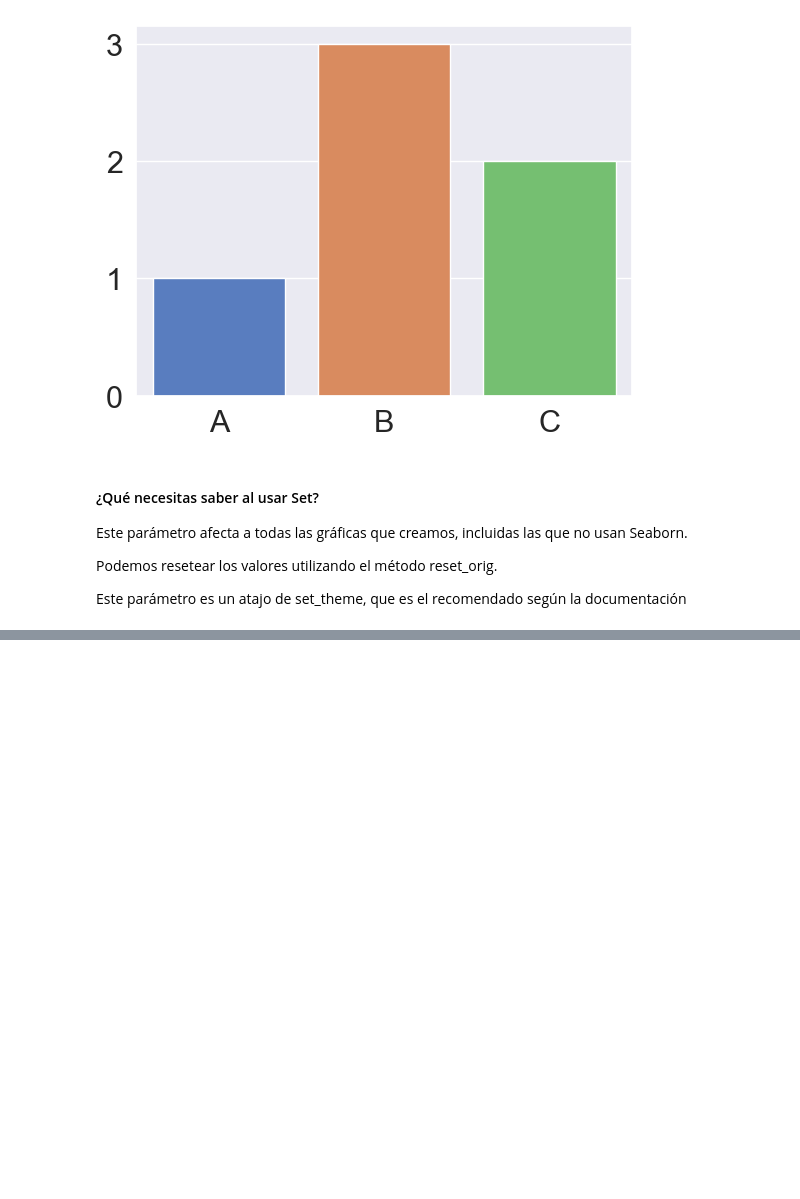
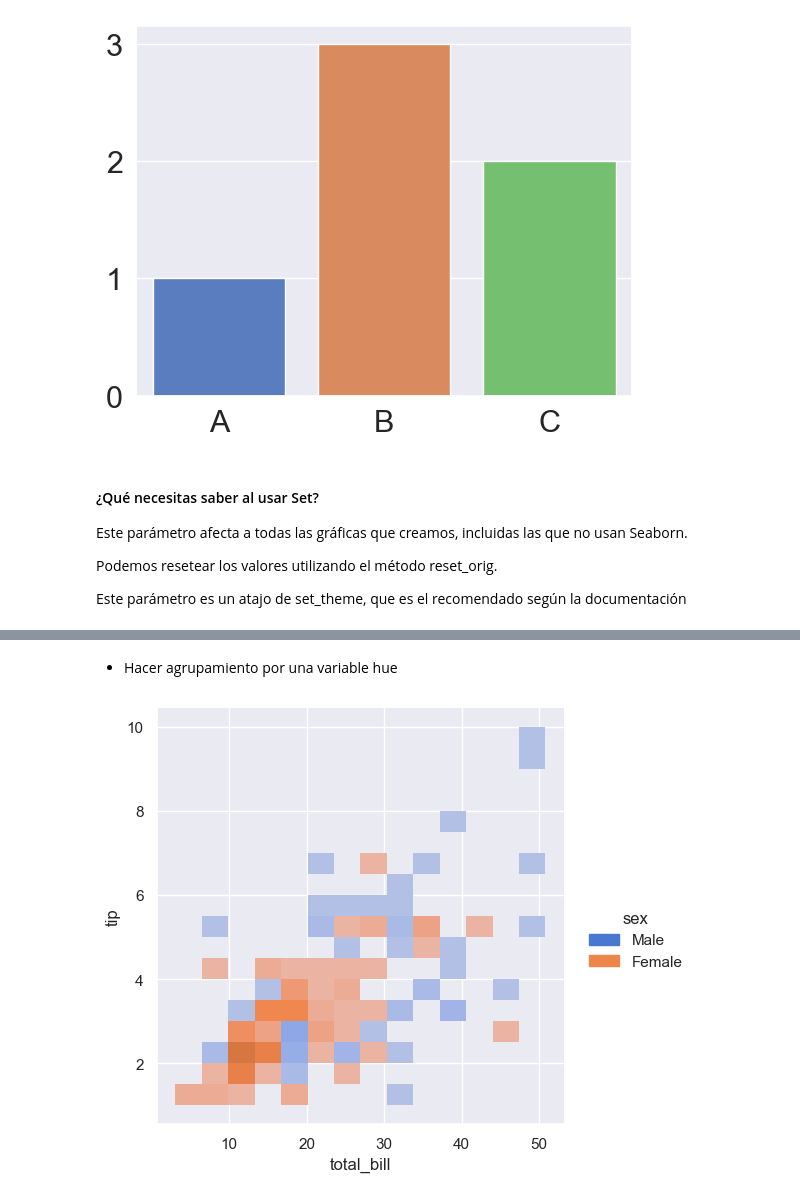
Before and after one commit to dhduartea/Curso_Visualizacion_Datos_Matplotlib_Seaborn, a Jupyter notebook: matplot_seaborn.ipynb, the cells around one changed output, grey strips where cells are left out. Cells and saved outputs as stored; diff of their text form; code cells hidden in the pictures; blank space fills up the shorter version.

```diff
--- a/matplot_seaborn.ipynb
+++ b/matplot_seaborn.ipynb
@@ -591,0 +509,6 @@ Este parámetro es un atajo de set_theme, que es el recomendado según la docume
+# %% [markdown]
+- Hacer agrupamiento por una variable hue
+# %%
+sns.displot(data= tips, x= 'total_bill', y= 'tip', hue = 'sex');
+# %% [output]
+[figure, added]
```
Also changed, not shown: parts of 119 cells of this notebook.
